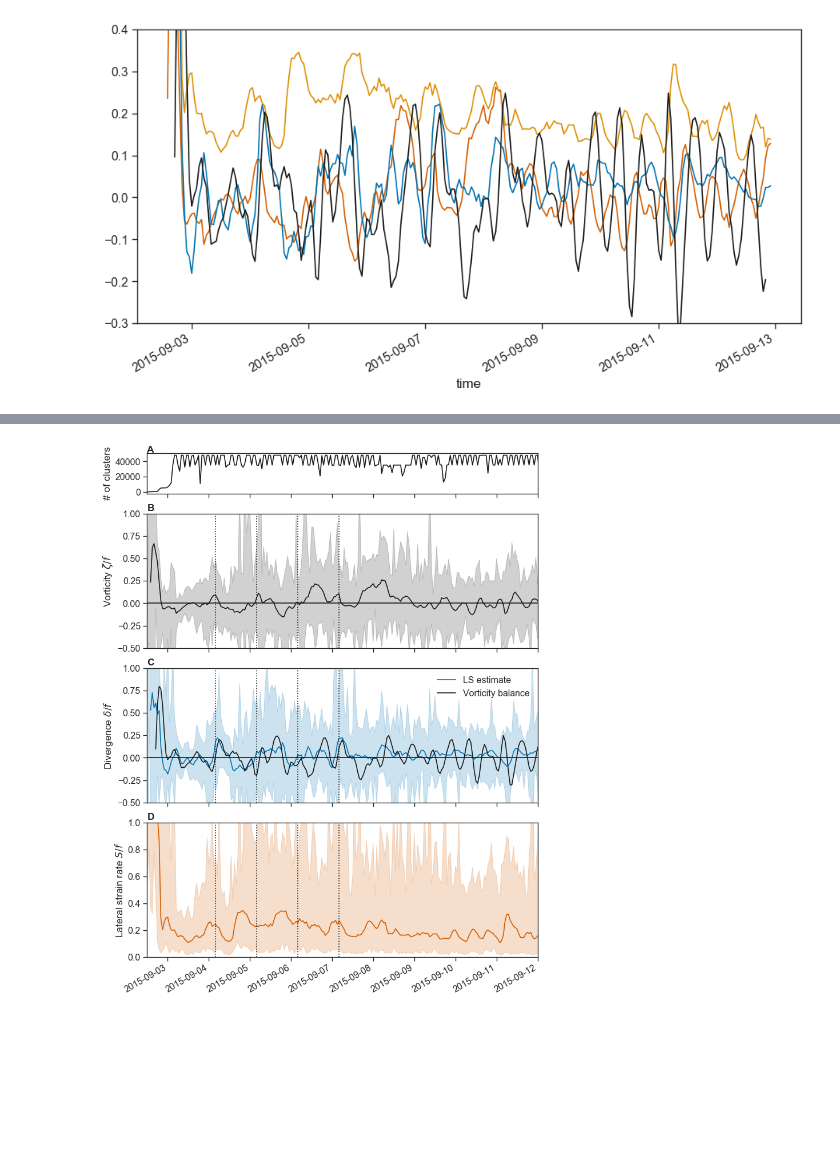
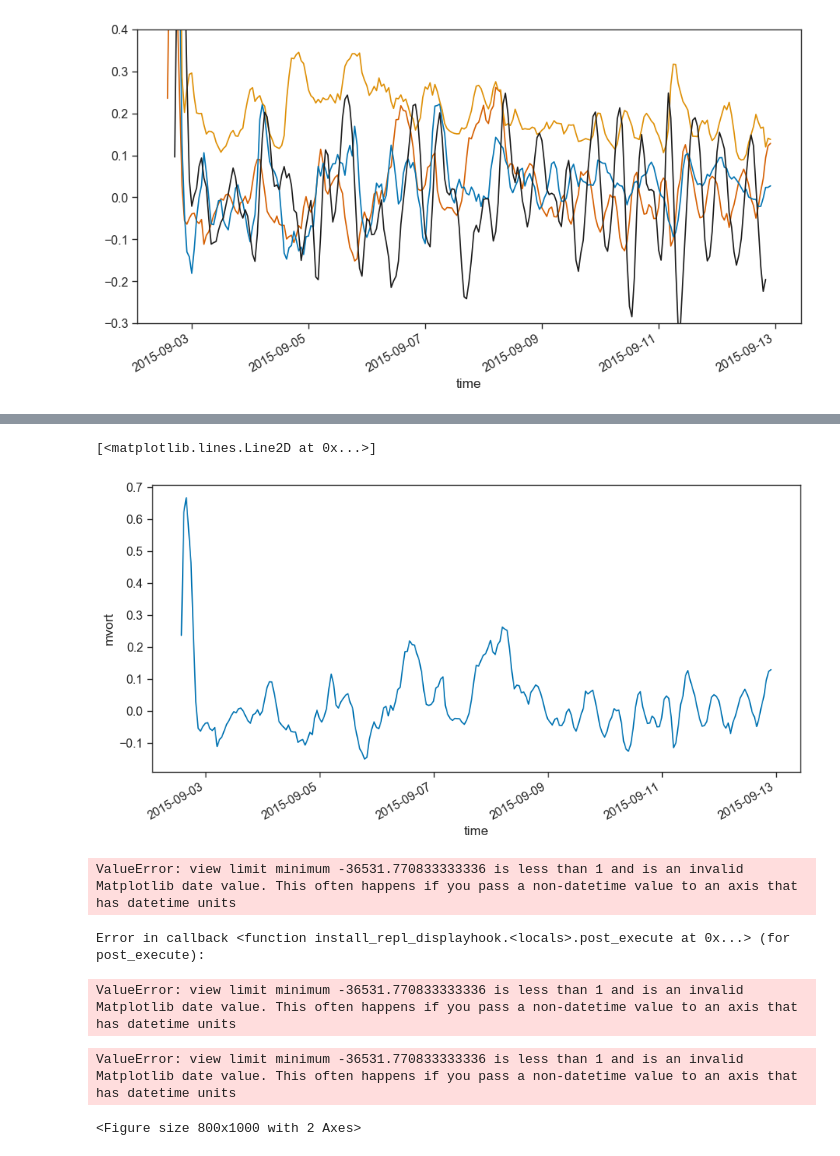
Before and after one commit to sessink/velocity_gradients, a Jupyter notebook: notebooks/compute_timeseries.ipynb, the cells around one changed output, grey strips where cells are left out. Drawn from its saved outputs; the diff is of its cells as text; code cells hidden in the pictures; blank space fills up the shorter version.

```diff
--- a/notebooks/compute_timeseries.ipynb
+++ b/notebooks/compute_timeseries.ipynb
@@ -104,3 +103,8 @@ Timestamp('2015-09-04 16:00:00')
+# %%
+dats.mvort.plot()
+# %% [output]
+[<matplotlib.lines.Line2D at 0x...>]
+[figure, added]
 # %%
 f = plt.figure(figsize=(8,10))
 widths = [1]
@@ -119,8 +123,8 @@ ax1.set_yticks([0,20000,40000])
 plt.setp(ax1.get_xticklabels(), visible=False)
 
 ax2 = f.add_subplot(spec[1, 0],sharex=ax1)
-dat.mvort.plot(ax=ax2, color='k')
-ax2.fill_between(dat.time.values,dats.lv,dats.uv,
+dats.mvort.plot(ax=ax2, color='k')
+ax2.fill_between(dats.time.values,dats.lv,dats.uv,
                    alpha=0.2, color='k')
 ax2.axhline(0,color='k')
 ax2.set_ylabel(r'Vorticity $\zeta/f$')
@@ -134,12 +138,12 @@ ax2.axvline(pd.to_datetime('2015-09-04T4:00')+ pd.to_timedelta('48H'), color='k'
 ax2.axvline(pd.to_datetime('2015-09-04T4:00')+ pd.to_timedelta('72H'), color='k', ls='dotted')
 
 ax3 = f.add_subplot(spec[2, 0],sharex=ax1)
-dats.mdiv.plot(ax=ax3, color='b', label='LS estimate')
-dats.deriv.pipe(lambda x: x/ff).rolling(time=4, center=True).mean().plot(color='k', label='Vorticity balance')
+dats.mdiv.plot(ax=ax3, color='k', label='LS estimate')
+dats.deriv.pipe(lambda x: x/ff).rolling(time=4, center=True).mean().plot(color='b', label='Vorticity balance')
 plt.setp(ax3.get_xticklabels(), visible=False)
 ax3.set_xlabel(None)
-ax3.fill_between(dat.time.values,dats.ld,dats.ud,
-                   alpha=0.2, color='b')
+ax3.fill_between(dats.time.values,dats.ld,dats.ud,
+                   alpha=0.2, color='k')
 ax3.axhline(0,color='k')
 ax3.set_ylim(-0.5,1)
 ax3.set_ylabel(r'Divergence $\delta/f$')
@@ -150,11 +154,10 @@ ax3.axvline(pd.to_datetime('2015-09-04T4:00')+ pd.to_timedelta('24H'), color='k'
 ax3.axvline(pd.to_datetime('2015-09-04T4:00')+ pd.to_timedelta('48H'), color='k', ls='dotted')
 ax3.axvline(pd.to_datetime('2015-09-04T4:00')+ pd.to_timedelta('72H'), color='k', ls='dotted')
 
-
 ax4 = f.add_subplot(spec[3, 0],sharex=ax1)
-dat.mstrain.plot(ax=ax4, color='r')
-ax4.fill_between(dat.time.values,dats.ls,dats.us,
-                   alpha=0.2, color='r')
+dat.mstrain.plot(ax=ax4, color='k')
+ax4.fill_between(dats.time.values,dats.ls,dats.us,
+                   alpha=0.2, color='k')
 ax4.set_ylabel(r'Lateral strain rate $S/f$')
 ax4.set_ylim(0,1)
 ax4.set_xlabel(None)
@@ -174,4 +177,8 @@ spec.update(hspace=0.18)
 
 plt.savefig('../figures/timeseries_v2.pdf')
 # %% [output]
-[figure, removed]
+ValueError: view limit minimum -36531.770833333336 is less than 1 and is an invalid Matplotlib date value. This often happens if you pass a non-datetime value to an axis that has datetime units
+Error in callback <function install_repl_displayhook.<locals>.post_execute at 0x...> (for post_execute):
+ValueError: view limit minimum -36531.770833333336 is less than 1 and is an invalid Matplotlib date value. This often happens if you pass a non-datetime value to an axis that has datetime units
+ValueError: view limit minimum -36531.770833333336 is less than 1 and is an invalid Matplotlib date value. This often happens if you pass a non-datetime value to an axis that has datetime units
+<Figure size 800x1000 with 2 Axes>
```
Also changed, not shown: parts of 3 cells of this notebook, 1 other file.
